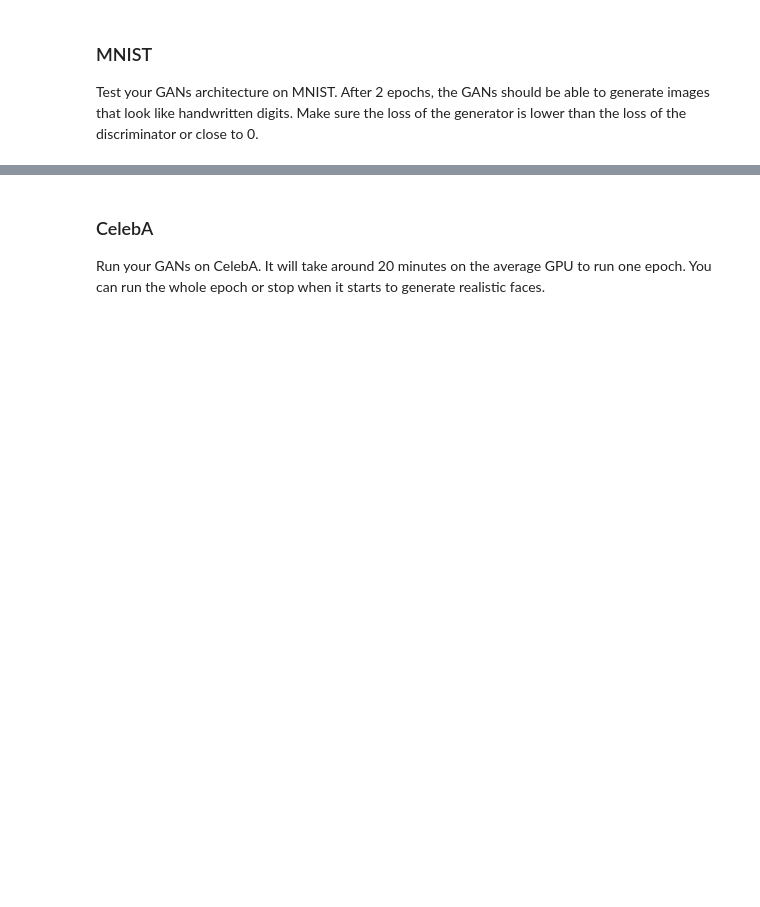
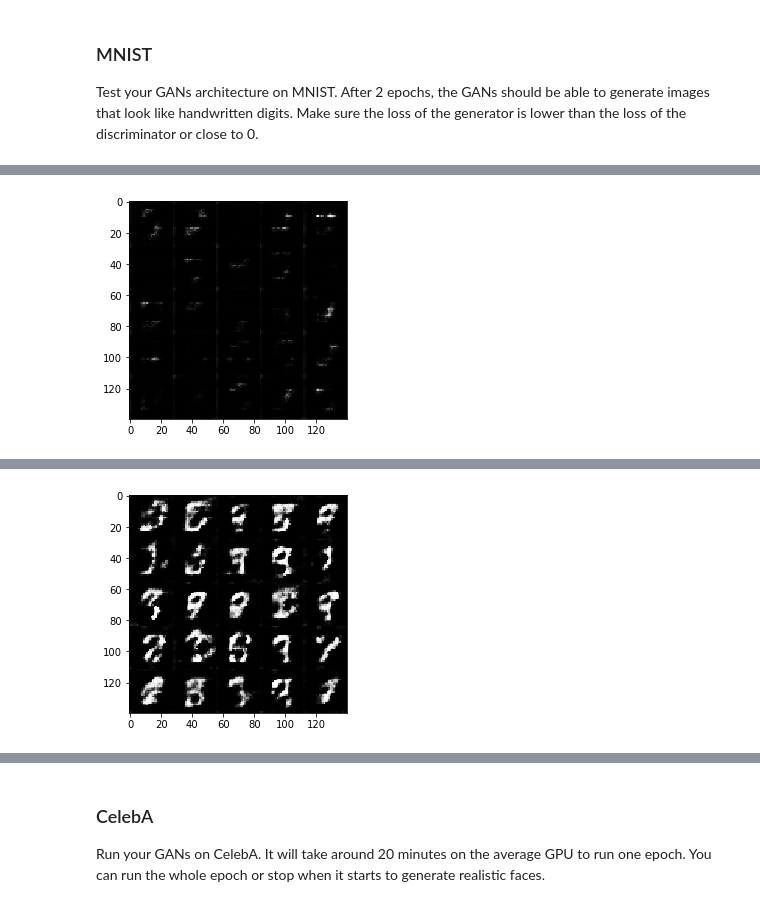
Before and after one commit to lokesh1210/DL, a Jupyter notebook: DLND-FaceGeneration/dlnd_face_generation.ipynb, the cells around one changed output, grey strips where cells are left out. Drawn from its saved outputs; the diff is of its cells as text; code cells hidden in the pictures; blank space fills up the shorter version.

```diff
--- a/DLND-FaceGeneration/dlnd_face_generation.ipynb
+++ b/DLND-FaceGeneration/dlnd_face_generation.ipynb
@@ -131,7 +134,7 @@ Tests Passed
 ### Discriminator
 Implement `discriminator` to create a discriminator neural network that discriminates on `images`.  This function should be able to reuse the variables in the neural network.  Use [`tf.variable_scope`](https://www.tensorflow.org/api_docs/python/tf/variable_scope) with a scope name of "discriminator" to allow the variables to be reused.  The function should return a tuple of (tensor output of the discriminator, tensor logits of the discriminator).
 # %%
-def discriminator(images, reuse=False, alpha=0.2):
+def discriminator(images, reuse=False, alpha=0.01):
     """
     Create the discriminator network
     :param images: Tensor of input image(s)
@@ -141,26 +144,27 @@ def discriminator(images, reuse=False, alpha=0.2):
     # TODO: Implement Function
     with tf.variable_scope('discriminator', reuse = reuse):
 
+        start_conv_kernls = 64
         #input: 28x28x3
         #layer 1
-        x1 = tf.layers.conv2d(images,16, 5, strides=2, padding='same')
+        x1 = tf.layers.conv2d(images,start_conv_kernls, 5, strides=2, padding='same')
         r1 = tf.maximum(alpha * x1, x1)
         #output: 14x14x64
         #print(r1)
         #layer 2
-        x2 = tf.layers.conv2d(r1,32, 5, strides=2, padding='same')
+        x2 = tf.layers.conv2d(r1,start_conv_kernls*2, 5, strides=2, padding='same')
         b2 = tf.layers.batch_normalization(x2, training = True)
         r2 = tf.maximum(alpha * b2, b2)
         #7x7x128
         #print(r2)
         #layer 3
-        x3 = tf.layers.conv2d(r2,64, 5, strides=2, padding='same')
+        x3 = tf.layers.conv2d(r2,start_conv_kernls*4, 5, strides=2, padding='same')
         b3 = tf.layers.batch_normalization(x3, training = True)
         r3 = tf.maximum(alpha * b3, b3)
         #4x4x256
         #print(r3)
         #flatten
-        flat= tf.reshape(r3, (-1,4*4*64))
+        flat= tf.reshape(r3, (-1,4*4*start_conv_kernls*4))
         logits = tf.layers.dense(flat,1)
         out = tf.sigmoid(logits)
 
@@ -220,7 +234,7 @@ Implement `model_loss` to build the GANs for training and calculate the loss.  T
 - `discriminator(images, reuse=False)`
 - `generator(z, out_channel_dim, is_train=True)`
 # %%
-def model_loss(input_real, input_z, out_channel_dim):
+def model_loss(input_real, input_z, out_channel_dim, smooth=0.1):
     """
     Get the loss for the discriminator and generator
     :param input_real: Images from the real dataset
@@ -234,7 +248,7 @@ def model_loss(input_real, input_z, out_channel_dim):
     d_model_fake, d_logits_fake = discriminator(g_model, reuse=True)
 
     d_loss_real = tf.reduce_mean(
-        tf.nn.sigmoid_cross_entropy_with_logits(logits=d_logits_real, labels=tf.ones_like(d_model_real)))
+        tf.nn.sigmoid_cross_entropy_with_logits(logits=d_logits_real, labels=tf.ones_like(d_model_real)* (1 - smooth)))
     d_loss_fake = tf.reduce_mean(
         tf.nn.sigmoid_cross_entropy_with_logits(logits=d_logits_fake, labels=tf.zeros_like(d_model_fake)))
     g_loss = tf.reduce_mean(
@@ -337,50 +350,53 @@ def train(epoch_count, batch_size, z_dim, learning_rate, beta1, get_batches, dat
     tf.reset_default_graph()
 
     #input_real, input_z, learn_rate = model_inputs(image_width, image_height, image_channels, z_dim)
-    input_real, input_z, _ = model_inputs(data_shape[1], data_shape[2], data_shape[3], z_dim)
+    input_real, input_z, input_lr = model_inputs(data_shape[1], data_shape[2], data_shape[3], z_dim)
 
     d_loss, g_loss = model_loss(input_real, input_z, data_shape[3])
 
-    d_opt, g_opt = model_opt(d_loss, g_loss, learning_rate, beta1)
+    d_opt, g_opt = model_opt(d_loss, g_loss, input_lr, beta1)
 
-    steps = 0
     with tf.Session() as sess:
         sess.run(tf.global_variables_initializer())
         for epoch_i in range(epoch_count):
+            steps = 0
             for batch_images in get_batches(batch_size):
                 steps+=1
                 # TODO: Train Model
                 # Sample random noise for Z
                 batch_z = np.random.uniform(-1, 1, size=(batch_size, z_dim))
 
+                batch_images = batch_images * 2
+
                 # Run optimizers
-                _ = sess.run(d_opt, feed_dict={input_real: batch_images, input_z: batch_z})
-                _ = sess.run(g_opt, feed_dict={input_z: batch_z, input_real: batch_images})
+                _ = sess.run(d_opt, feed_dict={input_real: batch_images, input_z: batch_z, input_lr:learning_rate})
+                _ = sess.run(g_opt, feed_dict={input_z: batch_z, input_real: batch_images, input_lr:learning_rate})
 
-                if steps % 1 == 0:
-                    # At the end of each epoch, get the losses and print them out
+                if steps % 10 == 0:
+                    # get the losses and print them out
                     train_loss_d = d_loss.eval({input_z: batch_z, input_real: batch_images})
                     train_loss_g = g_loss.eval({input_z: batch_z})
-
-                    print("Epoch {}/{}...".format(epoch_i+1, epoch_count),
+                    print("Epoch {}/{}..Batch {}/{}....".format(epoch_i+1, epoch_count, steps, int(data_shape[0]/batch_size)),
                               "Discriminator Loss: {:.4f}...".format(train_loss_d),
                               "Generator Loss: {:.4f}".format(train_loss_g))
-                    show_generator_output(sess,batch_size,input_z,z_dim, data_image_mode)
+                if steps % 100 == 0:
+                    show_generator_output(sess,25,input_z,data_shape[3], data_image_mode)
                     #show_generator_output(sess, n_images, input_z, out_channel_dim, image_mode):
+        saver.save(sess, './checkpoints/generator.ckpt')
 # %% [markdown]
 ### MNIST
 Test your GANs architecture on MNIST.  After 2 epochs, the GANs should be able to generate images that look like handwritten digits.  Make sure the loss of the generator is lower than the loss of the discriminator or close to 0.
 # %%
-batch_size = 10
+batch_size = 200
 z_dim = 100
-learning_rate = 0.002
+learning_rate = 0.001
 beta1 = 0.5
 
 
 """
 DON'T MODIFY ANYTHING IN THIS CELL THAT IS BELOW THIS LINE
 """
-epochs = 2
+epochs = 5
 
 mnist_dataset = helper.Dataset('mnist', glob(os.path.join(data_dir, 'mnist/*.jpg')))
 with tf.Graph().as_default():
@@ -390,0 +416 @@ IndexError: list index out of range
+[figure, added]
@@ -390,0 +427 @@ IndexError: list index out of range
+[figure, added]
```
Also changed, not shown: parts of 6 cells of this notebook.
